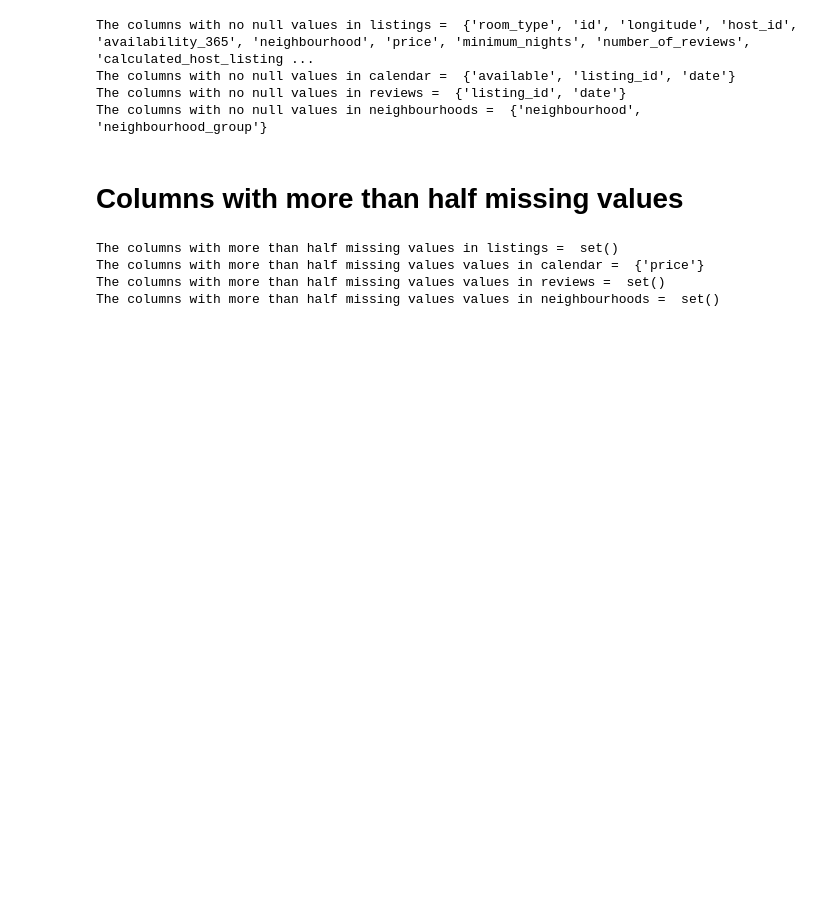
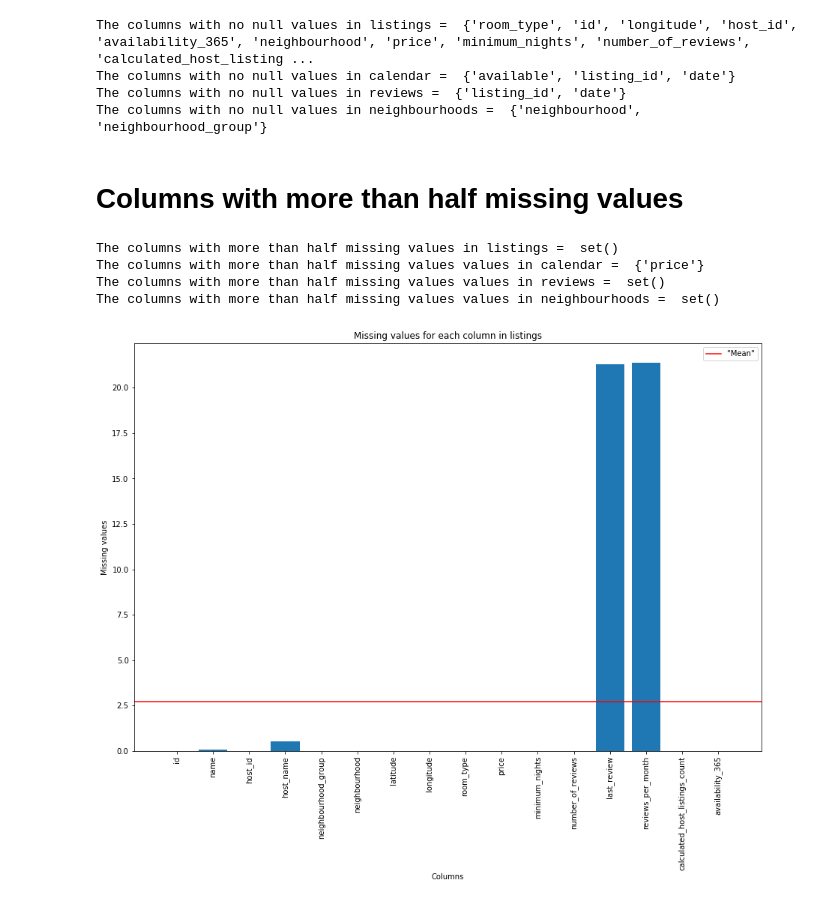
Before and after one commit to shivasanketh-rm/AirBnB-trends-in-NYC, a Jupyter notebook: AirBnB_trends_NYC_basicInfo.ipynb, the cells around one changed output. Drawn from its saved outputs; the diff is of its cells as text; code cells hidden in the pictures; blank space fills up the shorter version.

Commit message:
feat: add missing pecentage graphs

```diff
--- a/AirBnB_trends_NYC_basicInfo.ipynb
+++ b/AirBnB_trends_NYC_basicInfo.ipynb
@@ -77,3 +81,18 @@ The columns with more than half missing values in listings =  set()
 The columns with more than half missing values values in calendar =  {'price'}
 The columns with more than half missing values values in reviews =  set()
 The columns with more than half missing values values in neighbourhoods =  set()
+# %%
+missing_percent = [(listings[series].isnull().sum()/len(listings[series]))*100 for series in list(listings) ]
+missing_headers = [series for series in list(listings)  ]
+
+mean = np.mean(missing_percent)
+fig, ax = plt.pyplot.subplots(figsize=(15,10))
+plt.pyplot.title("Missing values for each column in listings")
+plt.pyplot.xlabel("Columns")
+plt.pyplot.ylabel("Missing values")
+plt.pyplot.axhline(y=mean, c='r', label='"Mean"')
+ax.legend()
+plt.pyplot.bar(missing_headers, missing_percent)
+plt.pyplot.xticks(rotation=90);
+# %% [output]
+[figure, added]
```
Also changed, not shown: parts of 4 cells of this notebook.
